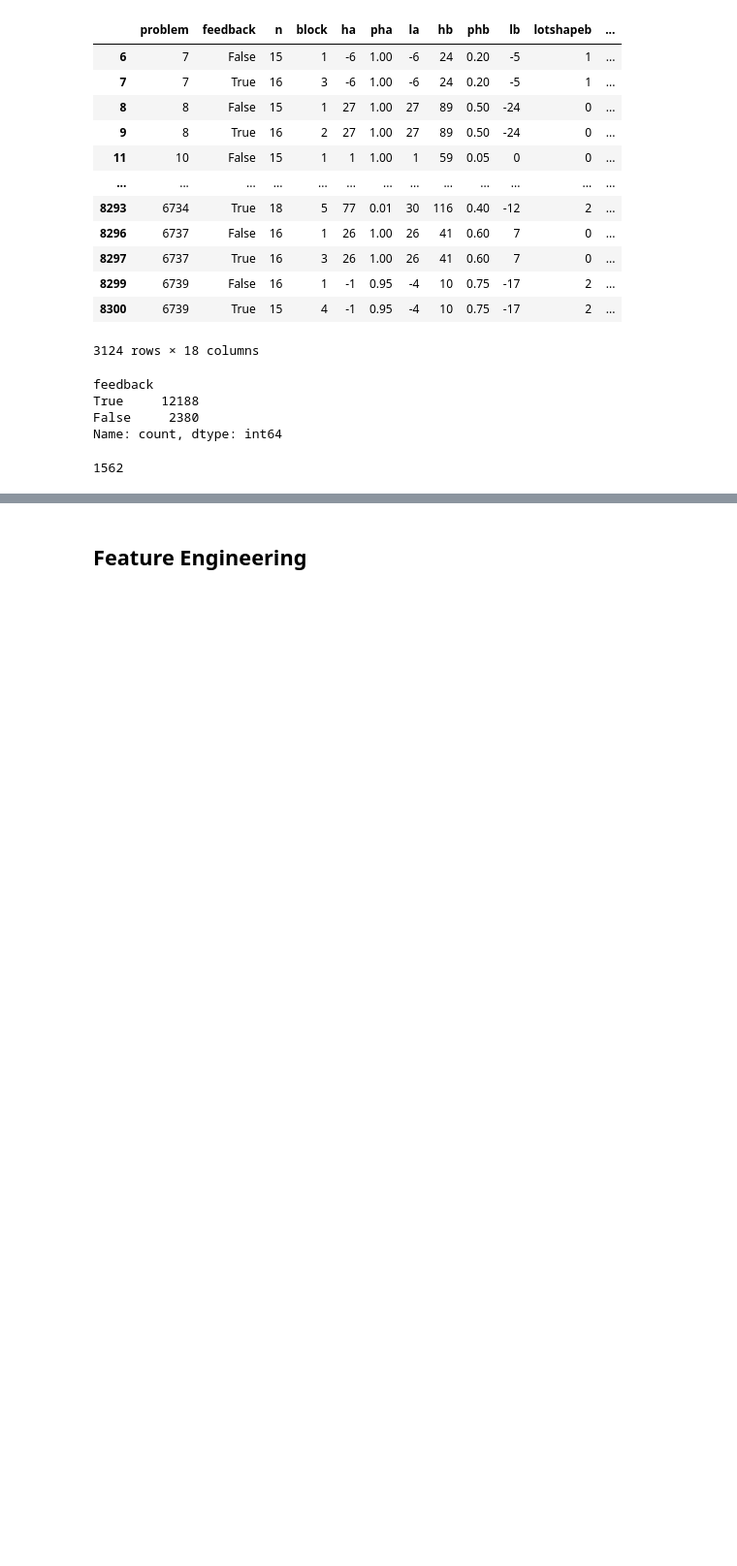
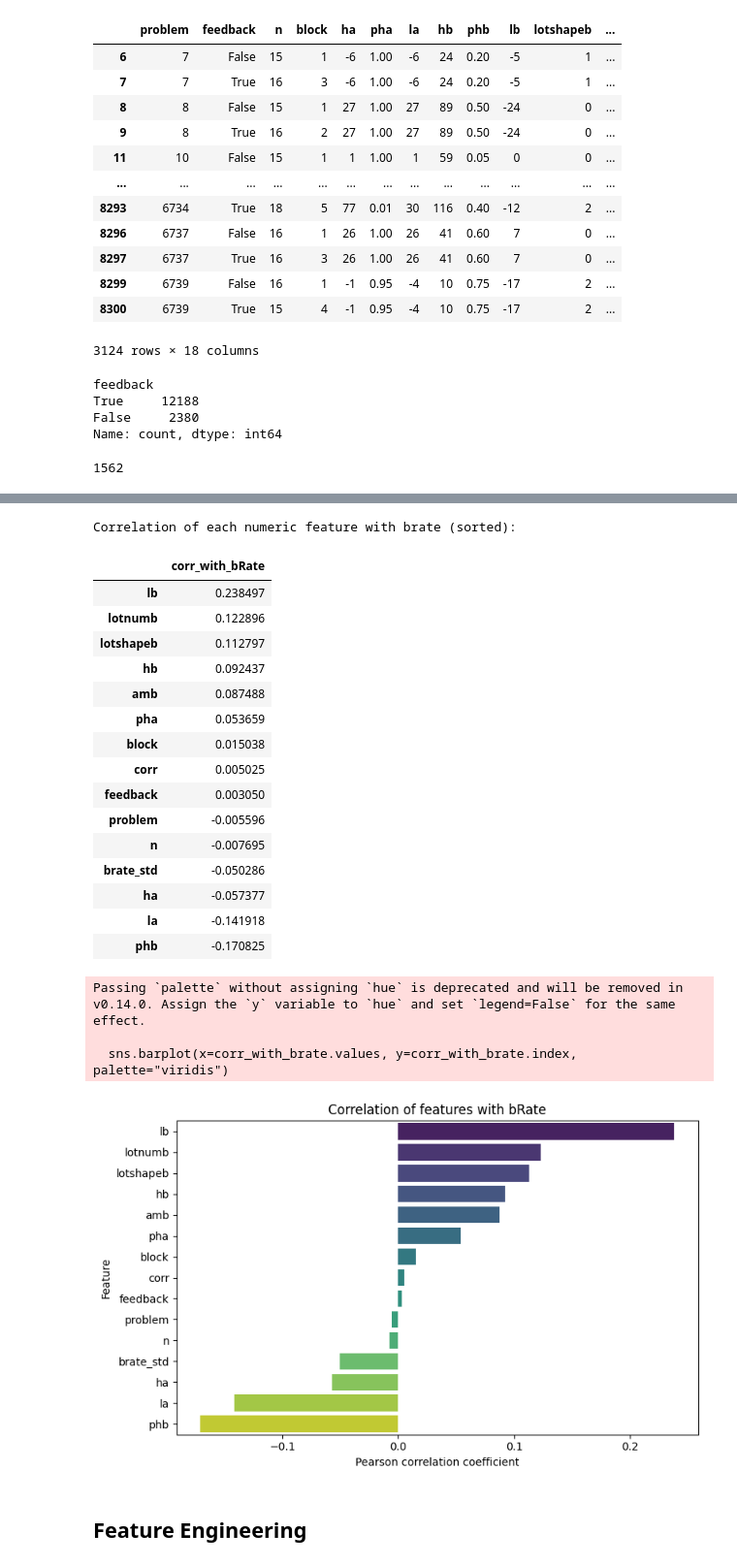
Before and after one commit to tasosger/choices13k-risky-choice, a Jupyter notebook: analysis.ipynb, the cells around one changed output, grey strips where cells are left out. Shown at 97% size. Cells and saved outputs as stored; diff of their text form; code cells hidden in the pictures; blank space fills up the shorter version.

```diff
--- a/analysis.ipynb
+++ b/analysis.ipynb
@@ -235,2 +300,41 @@ print(count)
+# %%
+# Correlation of all numeric features with bRate
+
+corr_matrix = df_full.corr(numeric_only=True)
+corr_with_brate = corr_matrix["brate"].drop(labels=["brate"], errors="ignore").sort_values(ascending=False)
+
+print("Correlation of each numeric feature with brate (sorted):")
+display(corr_with_brate.to_frame(name="corr_with_bRate"))
+
+# Bar plot of correlations
+plt.figure(figsize=(8, 5))
+sns.barplot(x=corr_with_brate.values, y=corr_with_brate.index, palette="viridis")
+plt.title("Correlation of features with bRate")
+plt.xlabel("Pearson correlation coefficient")
+plt.ylabel("Feature")
+plt.tight_layout()
+plt.show()
+# %% [output]
+Correlation of each numeric feature with brate (sorted):
+|  | corr_with_bRate |
+| lb | 0.238497 |
+| lotnumb | 0.122896 |
+| lotshapeb | 0.112797 |
+| hb | 0.092437 |
+| amb | 0.087488 |
+| pha | 0.053659 |
+| block | 0.015038 |
+| corr | 0.005025 |
+| feedback | 0.003050 |
+| problem | -0.005596 |
+| n | -0.007695 |
+| brate_std | -0.050286 |
+| ha | -0.057377 |
+| la | -0.141918 |
+| phb | -0.170825 |
+Passing `palette` without assigning `hue` is deprecated and will be removed in v0.14.0. Assign the `y` variable to `hue` and set `legend=False` for the same effect.
+
+  sns.barplot(x=corr_with_brate.values, y=corr_with_brate.index, palette="viridis")
+[figure, added]
 # %% [markdown]
 ## Feature Engineering
```
Also changed, not shown: parts of 36 cells of this notebook.
